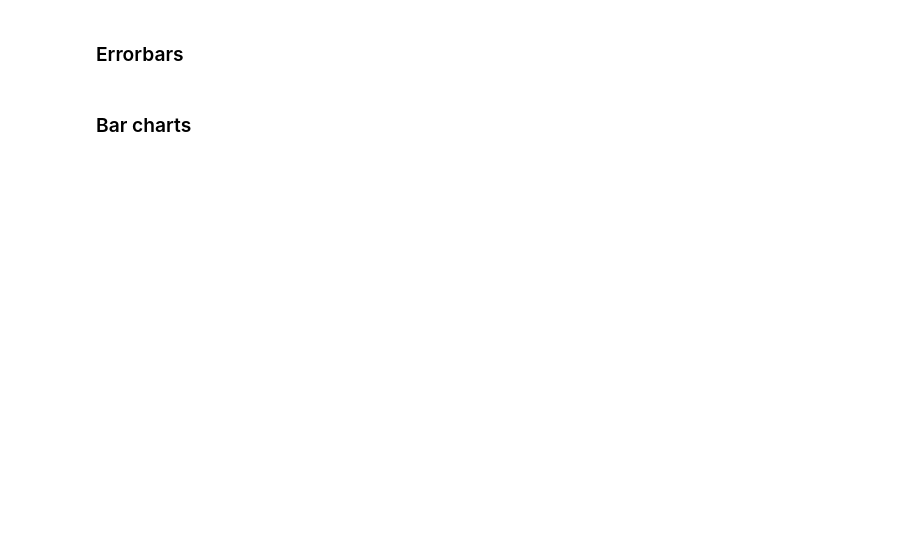
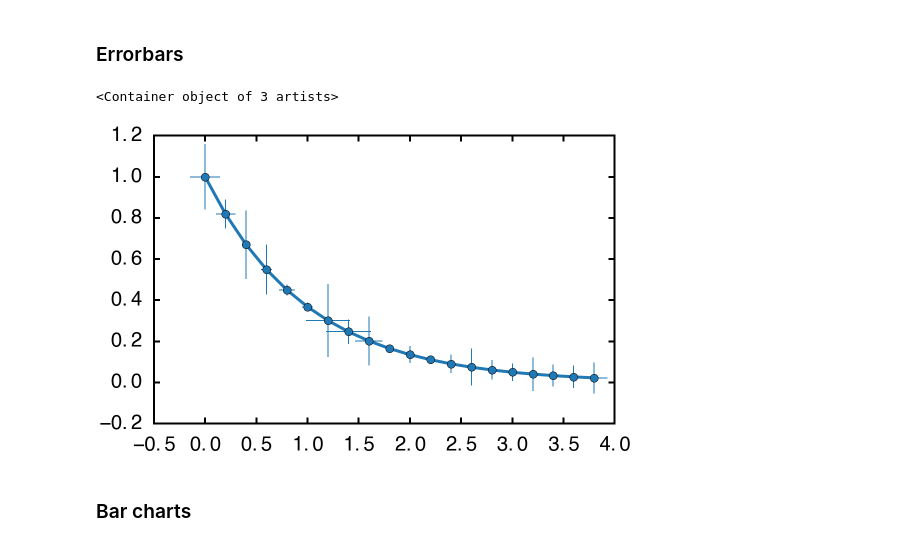
Before and after one commit to agdelma/IntroCompPhysics, a Jupyter notebook: Notebooks/11_PlotTypes.ipynb, the cells around one changed output. Saved outputs shown, nothing was run; the diff lists cells and outputs as text; code cells hidden in the pictures; blank space fills up the shorter version.

```diff
--- a/Notebooks/11_PlotTypes.ipynb
+++ b/Notebooks/11_PlotTypes.ipynb
@@ -57,10 +59,13 @@ plt.savefig('output/histogram.pdf')
 # %%
 # errorbars
 plt.figure(2)
 x = np.arange(0, 4, 0.2)
 y = np.exp(-x)
 dy = 0.1 * np.abs(np.random.randn(len(y)))
 dx = 0.1 * np.abs(np.random.randn(len(y)))
-plt.errorbar(x,y,xerr=dx,yerr=dy,marker='s',markersize=8.0,capsize=6.0,elinewidth=1.0)
+plt.errorbar(x,y,xerr=dx,yerr=dy,marker='o',markersize=8.0,capsize=0.0,elinewidth=1.0)
+# %% [output]
+<Container object of 3 artists>
+[figure, added]
 # %% [markdown]
 ### Bar charts
```
Also changed, not shown: parts of 11 cells of this notebook.
